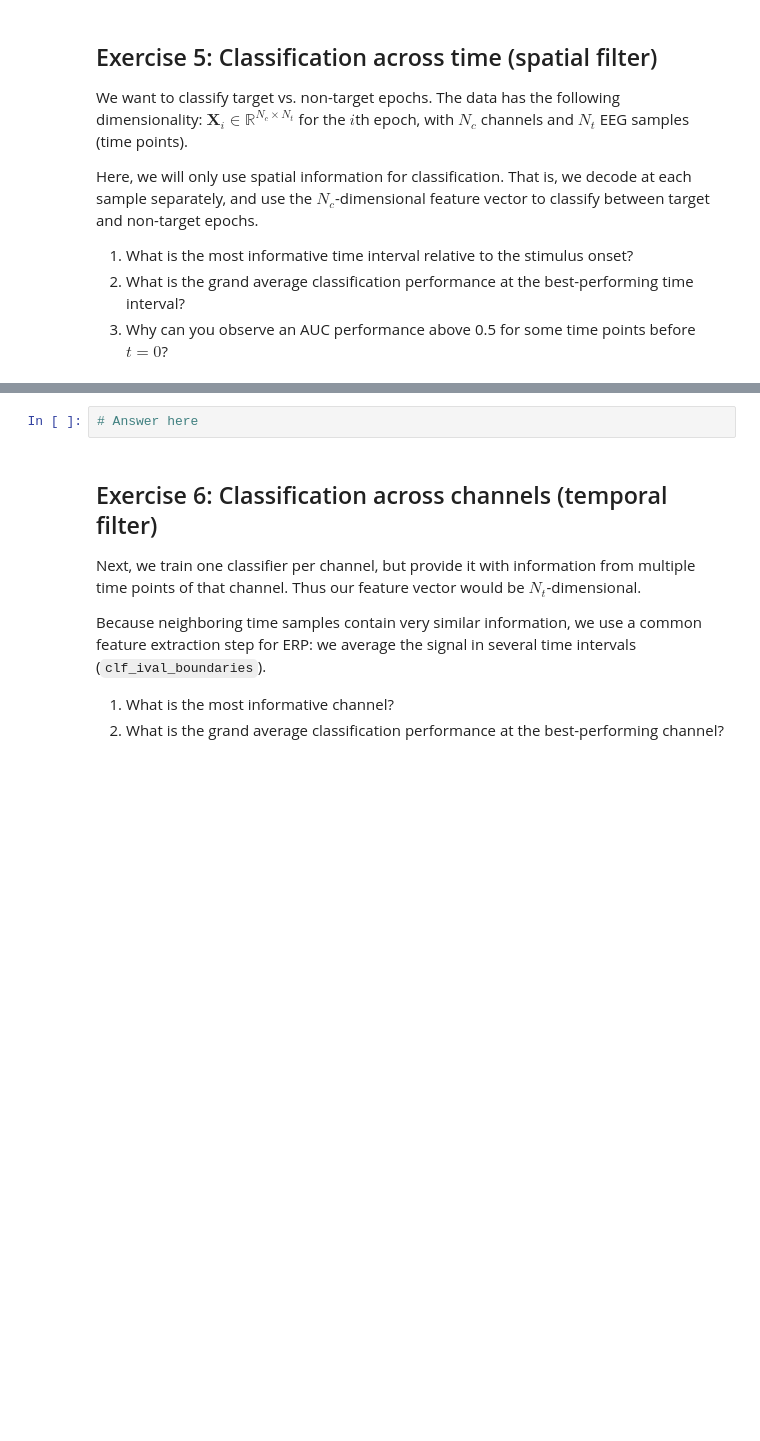
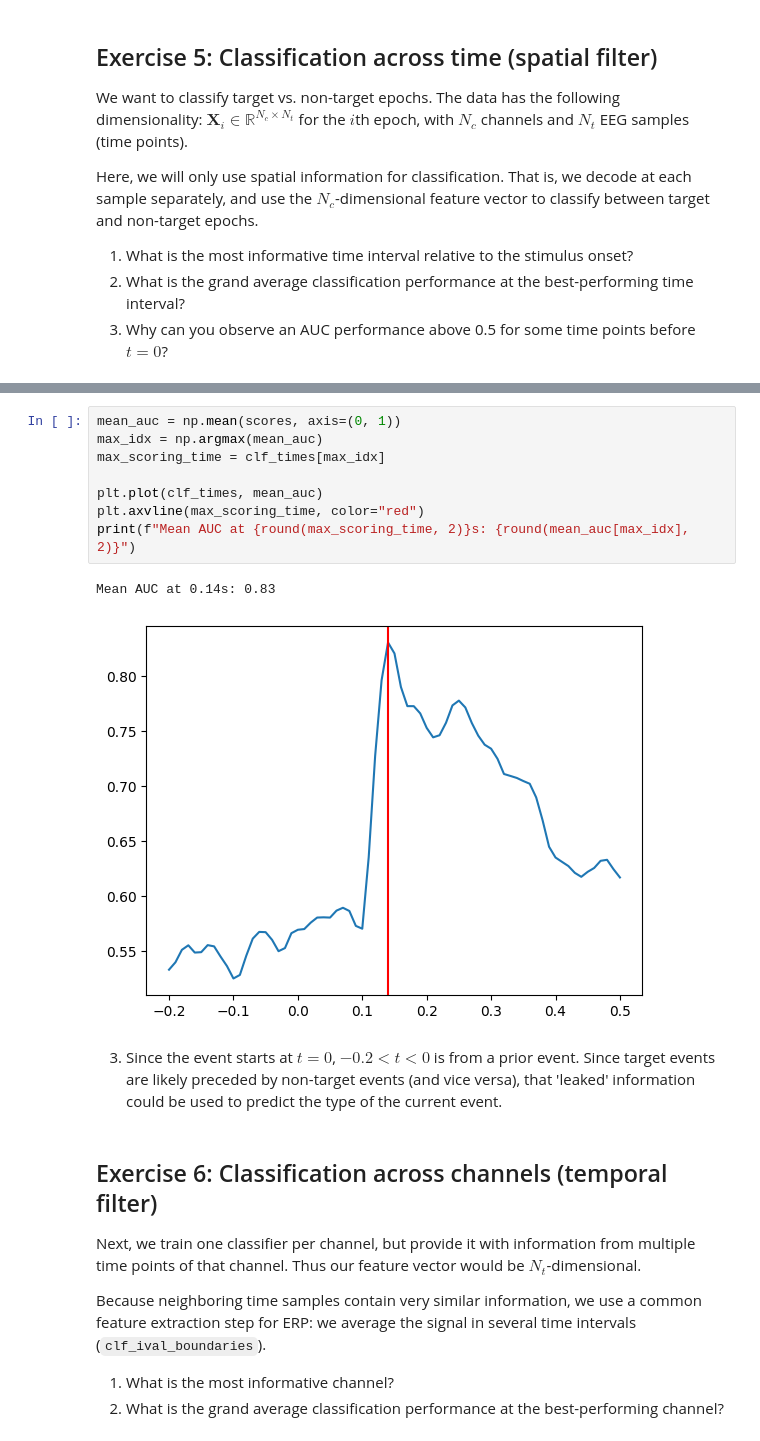
Before and after one commit to RobertvdLeeuw/nix-radboud, a Jupyter notebook: subjects/BCI/assignment_06_erp_analysis.ipynb, the cells around one changed output, grey strips where cells are left out. Cells and saved outputs as stored; diff of their text form; blank space fills up the shorter version.

```diff
--- a/subjects/BCI/assignment_06_erp_analysis.ipynb
+++ b/subjects/BCI/assignment_06_erp_analysis.ipynb
@@ -229,5 +253,16 @@ ax.legend()
-# %%
-# Answer here
+# %%
+mean_auc = np.mean(scores, axis=(0, 1))
+max_idx = np.argmax(mean_auc)
+max_scoring_time = clf_times[max_idx]
+
+plt.plot(clf_times, mean_auc)
+plt.axvline(max_scoring_time, color="red")
+print(f"Mean AUC at {round(max_scoring_time, 2)}s: {round(mean_auc[max_idx], 2)}")
+# %% [output]
+Mean AUC at 0.14s: 0.83
+[figure, added]
+# %% [markdown]
+3. Since the event starts at $t=0$, $-0.2 < t < 0$ is from a prior event. Since target events are likely preceded by non-target events (and vice versa), that 'leaked' information could be used to predict the type of the current event.
 # %% [markdown]
 ## Exercise 6: Classification across channels (temporal filter)
 
```
Also changed, not shown: parts of 16 cells of this notebook, 14 other files.
